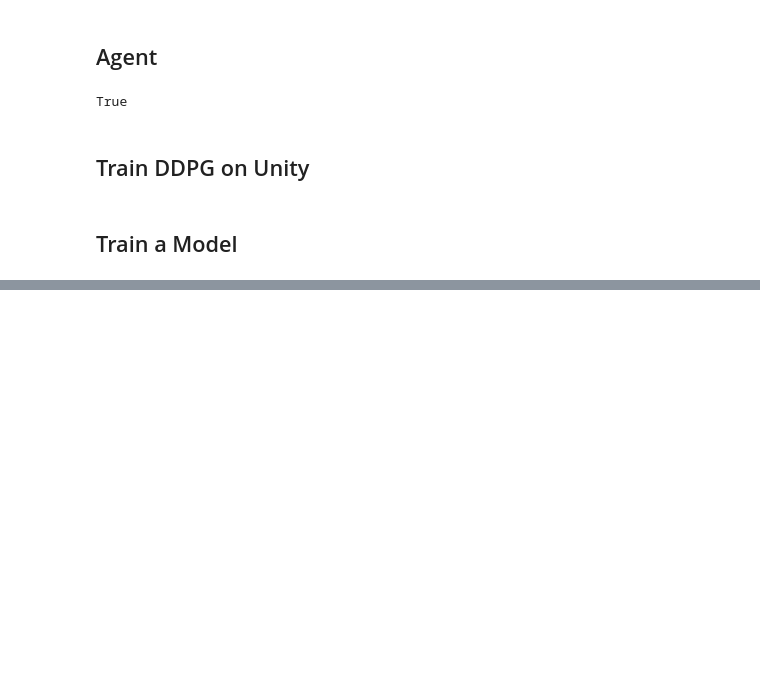
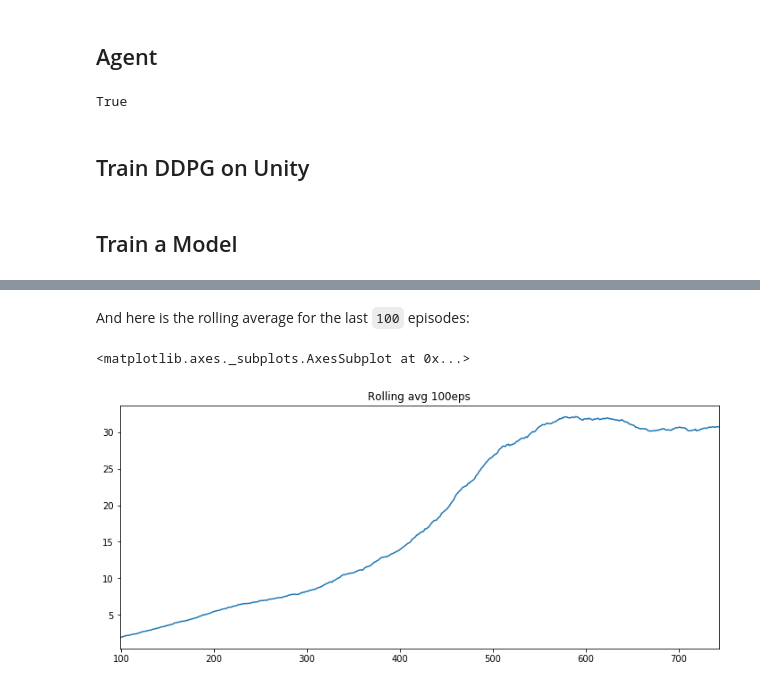
Before and after one commit to bohana/udacity-deep-rl, a Jupyter notebook: p2_control/P2_Continuous_Control.ipynb, the cells around one changed output, grey strips where cells are left out. Saved outputs shown, nothing was run; the diff lists cells and outputs as text; code cells hidden in the pictures; blank space fills up the shorter version.

```diff
--- a/p2_control/P2_Continuous_Control.ipynb
+++ b/p2_control/P2_Continuous_Control.ipynb
@@ -538,5 +620,10 @@ plt.show()
+# %% [markdown]
+And here is the rolling average for the last `100` episodes:
 # %%
-s = pd.Series(scores)
+s = pd.Series(all_scores)
 r = s.rolling(100)
 
 r.mean().dropna().plot(figsize=(12, 5), title='Rolling avg 100eps')
+# %% [output]
+<matplotlib.axes._subplots.AxesSubplot at 0x...>
+[figure, added]
```
Also changed, not shown: parts of 18 cells of this notebook.
